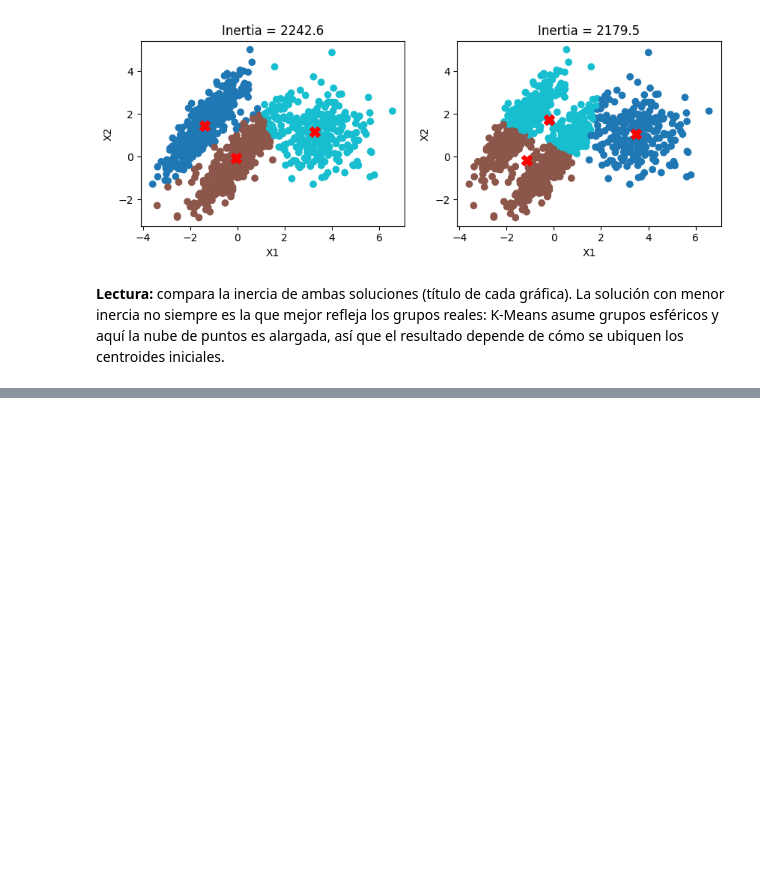
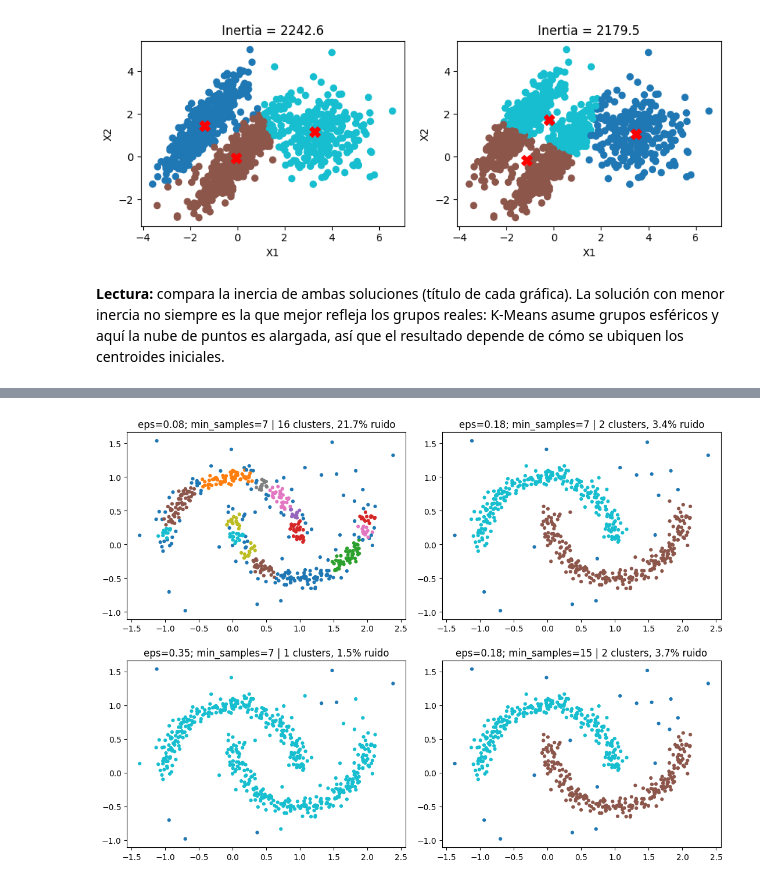
Before and after one commit to LDataLab/intro-ds-eco, a Jupyter notebook: notebooks/nb04_ml_nosupervisado.ipynb, the cells around one changed output, grey strips where cells are left out. Saved outputs shown, nothing was run; the diff lists cells and outputs as text; code cells hidden in the pictures; blank space fills up the shorter version.

```diff
--- a/notebooks/nb04_ml_nosupervisado.ipynb
+++ b/notebooks/nb04_ml_nosupervisado.ipynb
@@ -226,0 +287,20 @@ plt.title(f"Inertia = {kmeans_bad.inertia_:.1f}");
+# %%
+configuraciones = [
+    (0.08, 7),
+    (0.18, 7),
+    (0.35, 7),
+    (0.18, 15),
+]
+
+fig, axes = plt.subplots(2, 2, figsize=(11, 8))
+for ax, (eps, minimo) in zip(axes.ravel(), configuraciones):
+    etiquetas = DBSCAN(eps=eps, min_samples=minimo).fit_predict(X_db)
+    n_grupos = len(set(etiquetas) - {-1})
+    fraccion_ruido = np.mean(etiquetas == -1)
+    ax.scatter(X_db[:, 0], X_db[:, 1], c=etiquetas, cmap='tab10', s=12)
+    ax.set_title(f'eps={eps}; min_samples={minimo} | {n_grupos} clusters, {fraccion_ruido:.1%} ruido')
+    ax.set_aspect('equal', adjustable='box')
+plt.tight_layout()
+plt.show()
+# %% [output]
+[figure, added]
```
Also changed, not shown: parts of 13 cells of this notebook, 1 other file.
